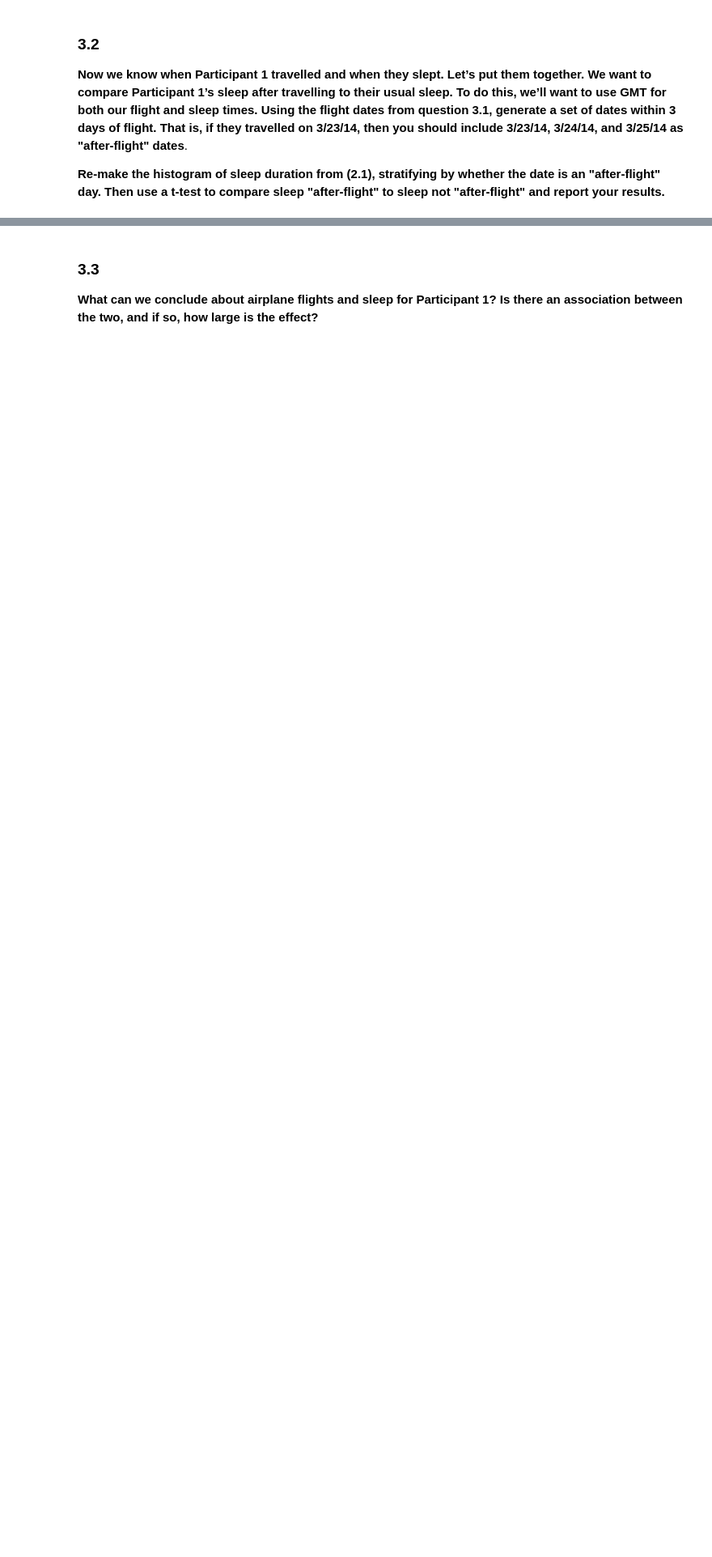
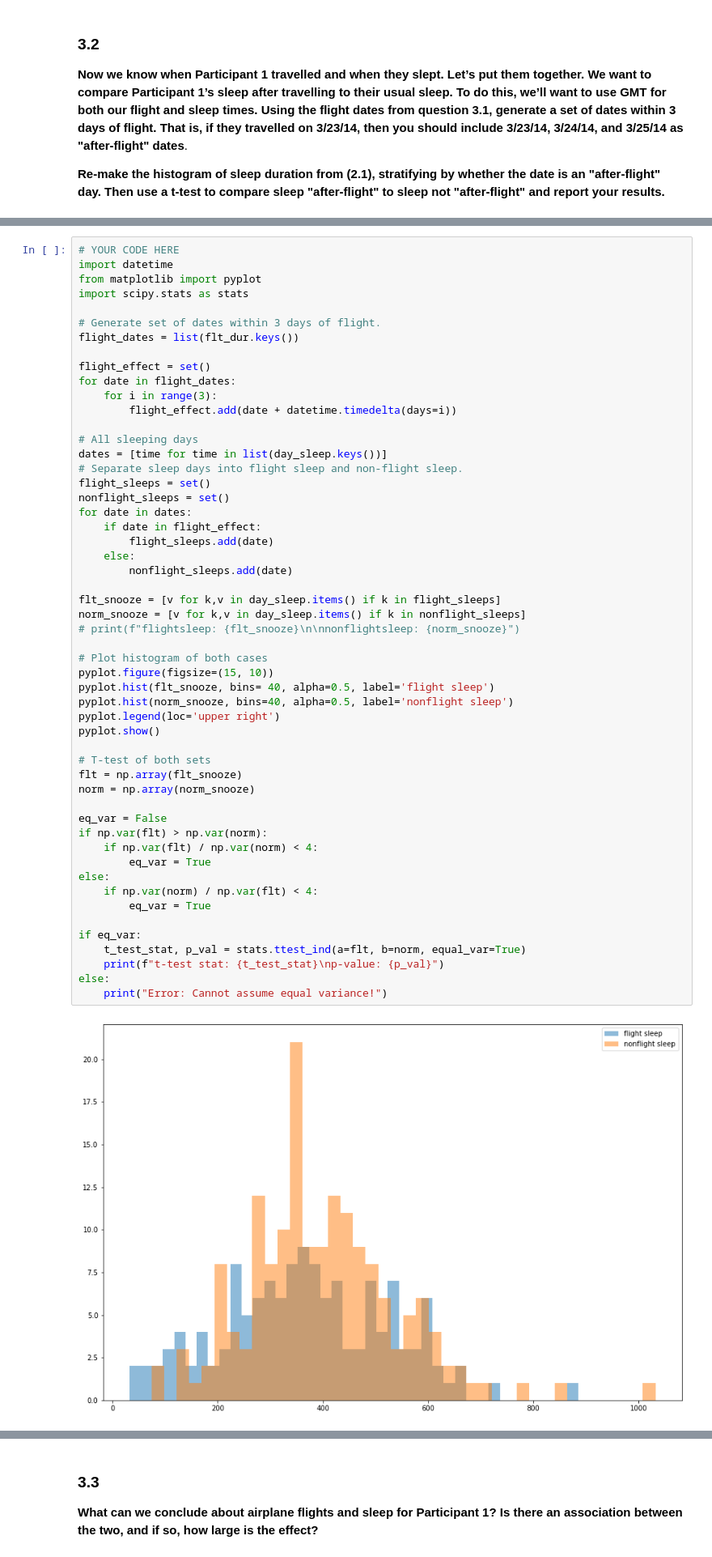
Before and after one commit to jvtanner/timely_wearable, a Jupyter notebook: pset_4.ipynb, the cells around one changed output, grey strips where cells are left out. Shown at 81% size. Drawn from its saved outputs; the diff is of its cells as text; blank space fills up the shorter version.

Commit message:
finished t-test

```diff
--- a/pset_4.ipynb
+++ b/pset_4.ipynb
@@ -83,0 +171,55 @@ YOUR WRITTEN ANSWER HERE
+# %%
+# YOUR CODE HERE
+import datetime
+from matplotlib import pyplot
+import scipy.stats as stats
+
+# Generate set of dates within 3 days of flight.
+flight_dates = list(flt_dur.keys())
+
+flight_effect = set()
+for date in flight_dates:
+    for i in range(3):
+        flight_effect.add(date + datetime.timedelta(days=i))
+
+# All sleeping days
+dates = [time for time in list(day_sleep.keys())]
+# Separate sleep days into flight sleep and non-flight sleep.
+flight_sleeps = set()
+nonflight_sleeps = set()
+for date in dates:
+    if date in flight_effect:
+        flight_sleeps.add(date)
+    else:
+        nonflight_sleeps.add(date)
+
+flt_snooze = [v for k,v in day_sleep.items() if k in flight_sleeps]
+norm_snooze = [v for k,v in day_sleep.items() if k in nonflight_sleeps]
+# print(f"flightsleep: {flt_snooze}\n\nnonflightsleep: {norm_snooze}")
+
+# Plot histogram of both cases
+pyplot.figure(figsize=(15, 10))
+pyplot.hist(flt_snooze, bins= 40, alpha=0.5, label='flight sleep')
+pyplot.hist(norm_snooze, bins=40, alpha=0.5, label='nonflight sleep')
+pyplot.legend(loc='upper right')
+pyplot.show()
+
+# T-test of both sets
+flt = np.array(flt_snooze)
+norm = np.array(norm_snooze)
+
+eq_var = False
+if np.var(flt) > np.var(norm):
+    if np.var(flt) / np.var(norm) < 4:
+        eq_var = True
+else:
+    if np.var(norm) / np.var(flt) < 4:
+        eq_var = True
+
+if eq_var:
+    t_test_stat, p_val = stats.ttest_ind(a=flt, b=norm, equal_var=True)
+    print(f"t-test stat: {t_test_stat}\np-value: {p_val}")
+else:
+    print("Error: Cannot assume equal variance!")
+# %% [output]
+[figure, added]
```
Also changed, not shown: parts of 16 cells of this notebook.
